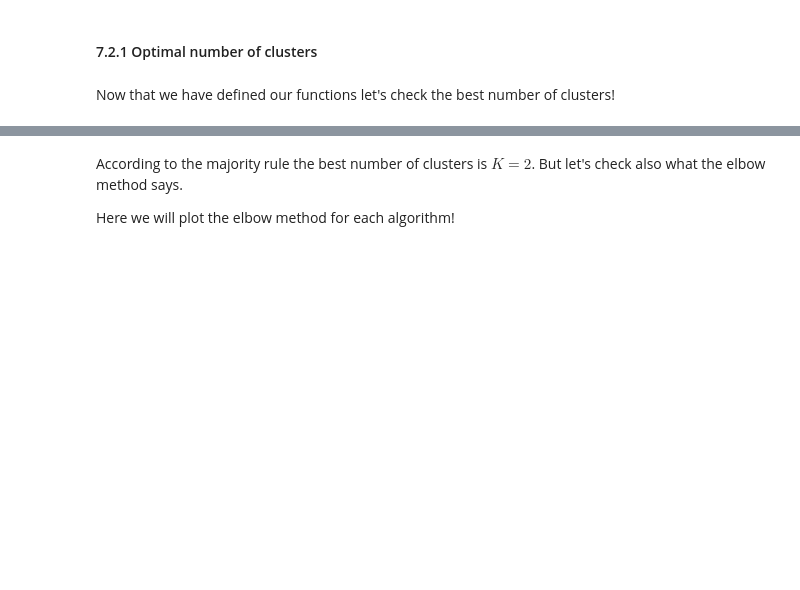
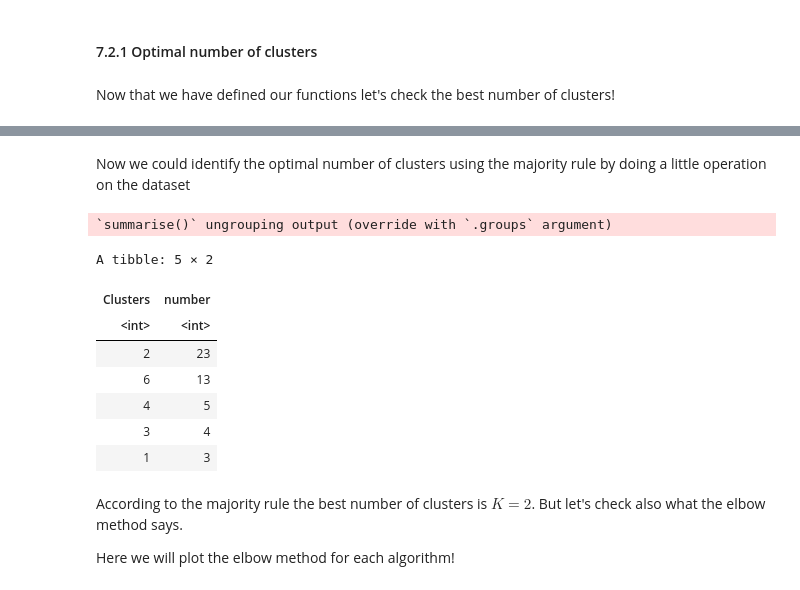
Before and after one commit to biagio-incardona/biagio-incardona.github.io, a Jupyter notebook: Report_Incardona_Biagio.ipynb, the cells around one changed output, grey strips where cells are left out. Drawn from its saved outputs; the diff is of its cells as text; code cells hidden in the pictures; blank space fills up the shorter version.

```diff
--- a/Report_Incardona_Biagio.ipynb
+++ b/Report_Incardona_Biagio.ipynb
@@ -1200,3 +1164,20 @@ A tibble: 5 × 2
+# %% [markdown]
+Now we could identify the optimal number of clusters using the majority rule by doing a little operation on the dataset
+# %%
+clustats %>%
+  group_by(Clusters) %>%
+  summarise(number = n()) %>%
+  arrange(desc(number))
+# %% [output]
+`summarise()` ungrouping output (override with `.groups` argument)
+A tibble: 5 × 2
+| Clusters | number |
+| <int> | <int> |
+| 2 | 23 |
+| 6 | 13 |
+| 4 | 5 |
+| 3 | 4 |
+| 1 | 3 |
 # %% [markdown]
 According to the majority rule the best number of clusters is $K = 2$. But let's check also what the elbow method says.
 
```
Also changed, not shown: parts of 9 cells of this notebook.
